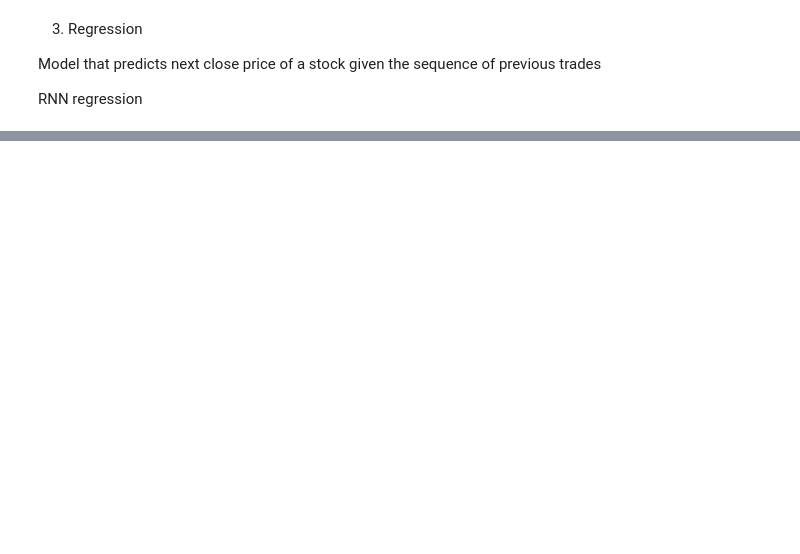
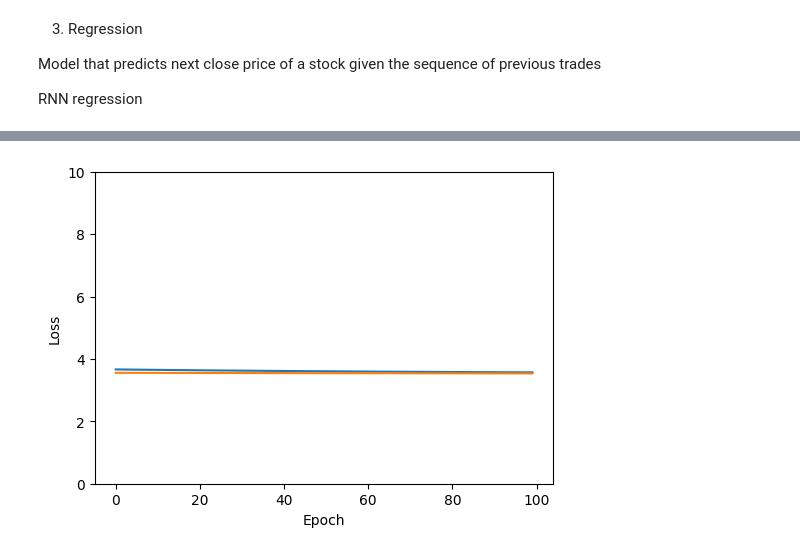
Before and after one commit to volodymyrkir/exploratory_data_analysis, a Jupyter notebook: tasks/task_2.ipynb, the cells around one changed output, grey strips where cells are left out. Cells and saved outputs as stored; diff of their text form; code cells hidden in the pictures; blank space fills up the shorter version.

```diff
--- a/tasks/task_2.ipynb
+++ b/tasks/task_2.ipynb
@@ -457,0 +481,15 @@ classification_data = {
+# %%
+regression_model.compile(loss=tf.keras.losses.MeanSquaredError(),
+              optimizer=tf.keras.optimizers.Adam(1e-4),
+            )
+# %%
+train_size = len(regression_train_df)
+test_size = len(regression_test_df)
+
+x_train = np.array(regression_train_df['History'].tolist()).reshape(train_size, 1, SEQ_LENGTH)
+y_train = np.array(regression_train_df['Target'].tolist()).reshape(train_size, 1, SEQ_LENGTH)
+
+x_test = np.array(regression_test_df['History'].tolist()).reshape(test_size, 1, SEQ_LENGTH)
+y_test = np.array(regression_test_df['Target'].tolist()).reshape(test_size, 1, SEQ_LENGTH)
+# %%
+regression_history = regression_model.fit(x=x_train, y=y_train, validation_data=(x_test, y_test), epochs=1000)
@@ -457,0 +522,16 @@ classification_data = {
+# %%
+def plot_regression_history(history):
+    fig, ax = plt.subplots(1, 1)
+    fig.tight_layout(pad=5.0)
+
+    ax.plot(history.history['loss'], label='loss')
+    ax.plot(history.history['val_loss'], label='val_loss')
+    ax.set_xlabel('Epoch')
+    ax.set_ylabel('Loss')
+    ax.set_ylim([0, 10])
+
+    plt.show()
+# %%
+plot_regression_history(regression_history)
+# %% [output]
+[figure, added]
```
Also changed, not shown: parts of 29 cells of this notebook, 1 other file.
